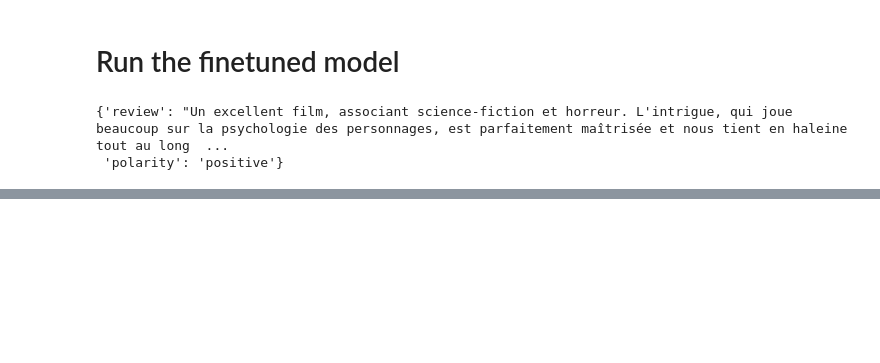
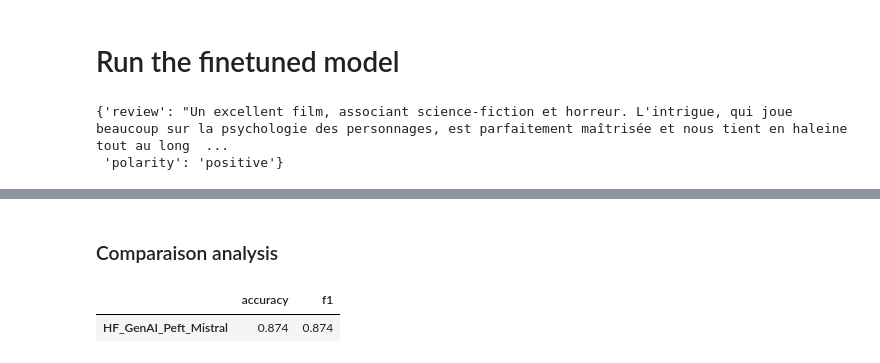
Before and after one commit to Vachonni/TrainingNLP, a Jupyter notebook: notebooks/FormationNLP-GenAI_Peft_Mistral.ipynb, the cells around one changed output, grey strips where cells are left out. Saved outputs shown, nothing was run; the diff lists cells and outputs as text; code cells hidden in the pictures; blank space fills up the shorter version.

```diff
--- a/notebooks/FormationNLP-GenAI_Peft_Mistral.ipynb
+++ b/notebooks/FormationNLP-GenAI_Peft_Mistral.ipynb
@@ -403 +413,6 @@ token_val_data[0]
+# %%
+def generate_INST_prompt(review):
+  return f"""
+[INST] {review} [/INST]
+""".strip()
 # %%
@@ -455,0 +571,18 @@ CommitInfo(commit_url='https://huggingface.co/vachonni/FormationNLP-GenAi-Peft-M
+# %% [markdown]
+### Comparaison analysis
+# %%
+# Calculate the accuracy and F1 score
+techs = ['HF_GenAI_Peft_Mistral']
+accuracy = []
+f1 = []
+for tech in techs:
+    accuracy.append(accuracy_score(pred_test_data['polarity'], pred_test_data[tech]))
+    f1.append(f1_score(pred_test_data['polarity'], pred_test_data[tech], average='micro'))
+
+df_comparsion = pd.DataFrame({'accuracy': accuracy, 'f1': f1}, index=techs)
+df_comparsion.sort_values('accuracy', ascending=False, inplace=True)
+
+df_comparsion
+# %% [output]
+|  | accuracy | f1 |
+| HF_GenAI_Peft_Mistral | 0.874 | 0.874 |
```
Also changed, not shown: parts of 33 cells of this notebook, 2 other files.
